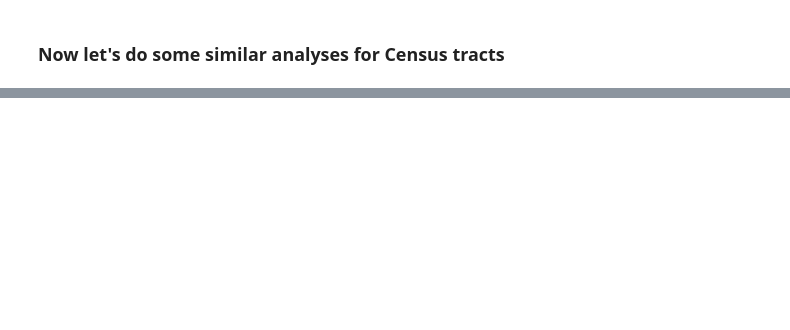
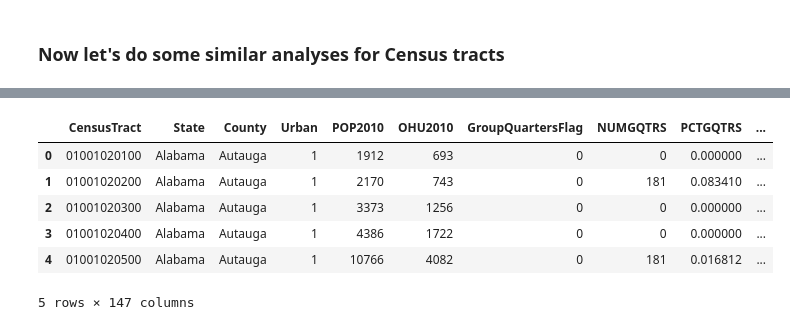
Before and after one commit to AlexMahadevan/food-deserts, a Jupyter notebook: food-desert-analysis.ipynb, the cells around one changed output, grey strips where cells are left out. Cells and saved outputs as stored; diff of their text form; code cells hidden in the pictures; blank space fills up the shorter version.

Commit message:
Made it so census tracts are objects

```diff
--- a/food-desert-analysis.ipynb
+++ b/food-desert-analysis.ipynb
@@ -240,0 +247,12 @@ rural_tracts.sort_values("lapop10", ascending=False)
+# %%
+test = pd.read_excel("data/DataDownload2015.xlsx", sheet_name = "Food Access Research Atlas", dtype = {"CensusTract": np.object})
+# %%
+test.head()
+# %% [output]
+|  | CensusTract | State | County | Urban | POP2010 | OHU2010 | GroupQuartersFlag | NUMGQTRS | PCTGQTRS | ... |
+| 0 | 01001020100 | Alabama | Autauga | 1 | 1912 | 693 | 0 | 0 | 0.000000 | ... |
+| 1 | 01001020200 | Alabama | Autauga | 1 | 2170 | 743 | 0 | 181 | 0.083410 | ... |
+| 2 | 01001020300 | Alabama | Autauga | 1 | 3373 | 1256 | 0 | 0 | 0.000000 | ... |
+| 3 | 01001020400 | Alabama | Autauga | 1 | 4386 | 1722 | 0 | 0 | 0.000000 | ... |
+| 4 | 01001020500 | Alabama | Autauga | 1 | 10766 | 4082 | 0 | 181 | 0.016812 | ... |
+5 rows × 147 columns
```
Also changed, not shown: parts of 22 cells of this notebook, 8 other files.
